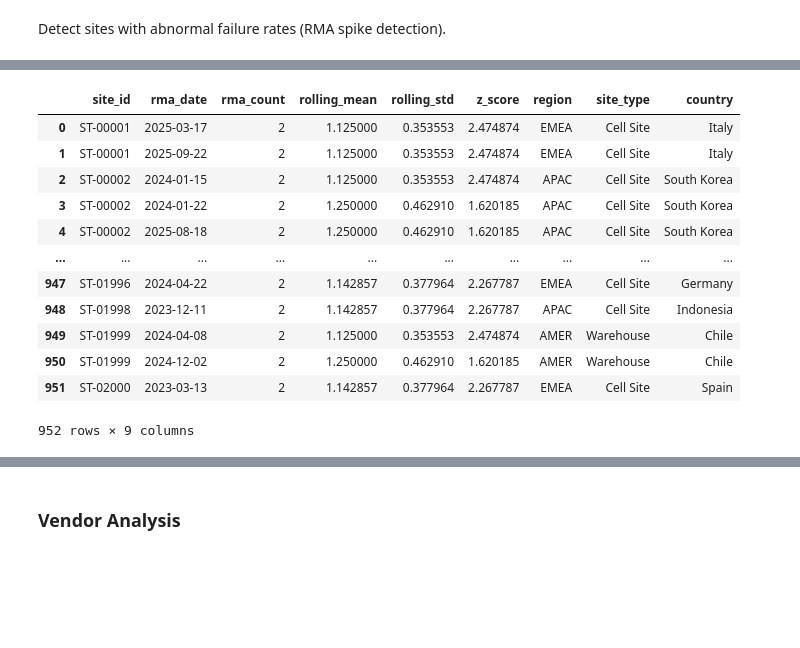
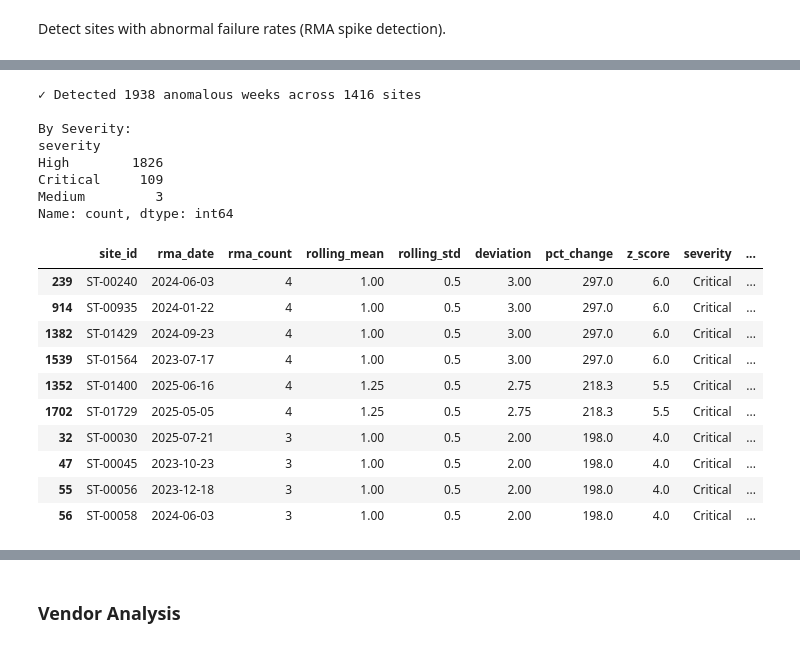
Before and after one commit to miskibin/task, a Jupyter notebook: research/rma_analysis.ipynb, the cells around one changed output, grey strips where cells are left out. Drawn from its saved outputs; the diff is of its cells as text; code cells hidden in the pictures; blank space fills up the shorter version.

Commit message:
Refactor code structure for improved readability and maintainability

```diff
--- a/research/rma_analysis.ipynb
+++ b/research/rma_analysis.ipynb
@@ -54,9 +115,8 @@ Detect sites with abnormal failure rates (RMA spike detection).
 # %%
+# STEP 1: Prepare time series data
 rma_df['rma_date'] = pd.to_datetime(rma_df['rma_date'])
 
-# 2. Aggregate: Create Weekly Time Series
-# ---------------------------------------
-# Group by Site and Week (W-MON = Weekly starting Monday)
+# Create weekly time series by site
 weekly_ts = (
     rma_df
     .groupby(['site_id', pd.Grouper(key='rma_date', freq='W-MON')])
@@ -64,5 +124,13 @@ weekly_ts = (
     .reset_index(name='rma_count')
     .sort_values(['site_id', 'rma_date'])
 )
-weekly_ts
+
+# Filter: Only keep sites with meaningful activity (at least 3 total RMAs in dataset)
+site_totals = weekly_ts.groupby('site_id')['rma_count'].sum()
+active_sites = site_totals[site_totals >= 3].index
+weekly_ts = weekly_ts[weekly_ts['site_id'].isin(active_sites)]
+
+print(f"Total sites with RMA activity: {len(site_totals)}")
+print(f"Sites with ≥3 RMAs (analysis subset): {len(active_sites)}")
+weekly_ts.head(10)
 # %% [output]
@@ -110,22 +237,49 @@ weekly_ts['z_score'] = (weekly_ts['rma_count'] - weekly_ts['rolling_mean']) / we
 # %%
-anomalies = weekly_ts[
-    (weekly_ts['z_score'] > 1.5) &
-    (weekly_ts['rma_count'] >= 2)
-].copy()
-anomalies = anomalies.merge(sites_df[['site_id', 'region', 'site_type', 'country']], on='site_id', how='left')
-anomalies
+# STEP 4: Identify and Enrich Anomalies
+anomalies = weekly_ts[weekly_ts['severity'].isin(['Medium', 'High', 'Critical'])].copy()
+
+# Merge with site metadata
+anomalies = anomalies.merge(
+    sites_df[['site_id', 'region', 'site_type', 'country', 'operator']],
+    on='site_id',
+    how='left'
+)
+
+# Calculate additional context for each anomaly
+anomalies['week_number'] = anomalies['rma_date'].dt.isocalendar().week
+anomalies['year'] = anomalies['rma_date'].dt.year
+
+# Round numeric columns for readability
+anomalies['rolling_mean'] = anomalies['rolling_mean'].round(2)
+anomalies['rolling_std'] = anomalies['rolling_std'].round(2)
+anomalies['z_score'] = anomalies['z_score'].round(2)
+anomalies['deviation'] = anomalies['deviation'].round(2)
+anomalies['pct_change'] = anomalies['pct_change'].round(1)
+
+anomalies = anomalies.sort_values(['severity', 'z_score'], ascending=[True, False])
+
+print(f"\n✓ Detected {len(anomalies)} anomalous weeks across {anomalies['site_id'].nunique()} sites")
+print(f"\nBy Severity:")
+print(anomalies['severity'].value_counts())
+anomalies.head(10)
 # %% [output]
+✓ Detected 1938 anomalous weeks across 1416 sites
+
+By Severity:
+severity
+High        1826
+Critical     109
+Medium         3
+Name: count, dtype: int64
-|  | site_id | rma_date | rma_count | rolling_mean | rolling_std | z_score | region | site_type | country |
-| 0 | ST-00001 | 2025-03-17 | 2 | 1.125000 | 0.353553 | 2.474874 | EMEA | Cell Site | Italy |
-| 1 | ST-00001 | 2025-09-22 | 2 | 1.125000 | 0.353553 | 2.474874 | EMEA | Cell Site | Italy |
-| 2 | ST-00002 | 2024-01-15 | 2 | 1.125000 | 0.353553 | 2.474874 | APAC | Cell Site | South Korea |
-| 3 | ST-00002 | 2024-01-22 | 2 | 1.250000 | 0.462910 | 1.620185 | APAC | Cell Site | South Korea |
-| 4 | ST-00002 | 2025-08-18 | 2 | 1.250000 | 0.462910 | 1.620185 | APAC | Cell Site | South Korea |
-| ... | ... | ... | ... | ... | ... | ... | ... | ... | ... |
-| 947 | ST-01996 | 2024-04-22 | 2 | 1.142857 | 0.377964 | 2.267787 | EMEA | Cell Site | Germany |
-| 948 | ST-01998 | 2023-12-11 | 2 | 1.142857 | 0.377964 | 2.267787 | APAC | Cell Site | Indonesia |
-| 949 | ST-01999 | 2024-04-08 | 2 | 1.125000 | 0.353553 | 2.474874 | AMER | Warehouse | Chile |
-| 950 | ST-01999 | 2024-12-02 | 2 | 1.250000 | 0.462910 | 1.620185 | AMER | Warehouse | Chile |
-| 951 | ST-02000 | 2023-03-13 | 2 | 1.142857 | 0.377964 | 2.267787 | EMEA | Cell Site | Spain |
+|  | site_id | rma_date | rma_count | rolling_mean | rolling_std | deviation | pct_change | z_score | severity | ... |
+| 239 | ST-00240 | 2024-06-03 | 4 | 1.00 | 0.5 | 3.00 | 297.0 | 6.0 | Critical | ... |
+| 914 | ST-00935 | 2024-01-22 | 4 | 1.00 | 0.5 | 3.00 | 297.0 | 6.0 | Critical | ... |
+| 1382 | ST-01429 | 2024-09-23 | 4 | 1.00 | 0.5 | 3.00 | 297.0 | 6.0 | Critical | ... |
+| 1539 | ST-01564 | 2023-07-17 | 4 | 1.00 | 0.5 | 3.00 | 297.0 | 6.0 | Critical | ... |
+| 1352 | ST-01400 | 2025-06-16 | 4 | 1.25 | 0.5 | 2.75 | 218.3 | 5.5 | Critical | ... |
+| 1702 | ST-01729 | 2025-05-05 | 4 | 1.25 | 0.5 | 2.75 | 218.3 | 5.5 | Critical | ... |
+| 32 | ST-00030 | 2025-07-21 | 3 | 1.00 | 0.5 | 2.00 | 198.0 | 4.0 | Critical | ... |
+| 47 | ST-00045 | 2023-10-23 | 3 | 1.00 | 0.5 | 2.00 | 198.0 | 4.0 | Critical | ... |
+| 55 | ST-00056 | 2023-12-18 | 3 | 1.00 | 0.5 | 2.00 | 198.0 | 4.0 | Critical | ... |
+| 56 | ST-00058 | 2024-06-03 | 3 | 1.00 | 0.5 | 2.00 | 198.0 | 4.0 | Critical | ... |
-952 rows × 9 columns
 # %%
```
Also changed, not shown: parts of 16 cells of this notebook, 13 other files.
